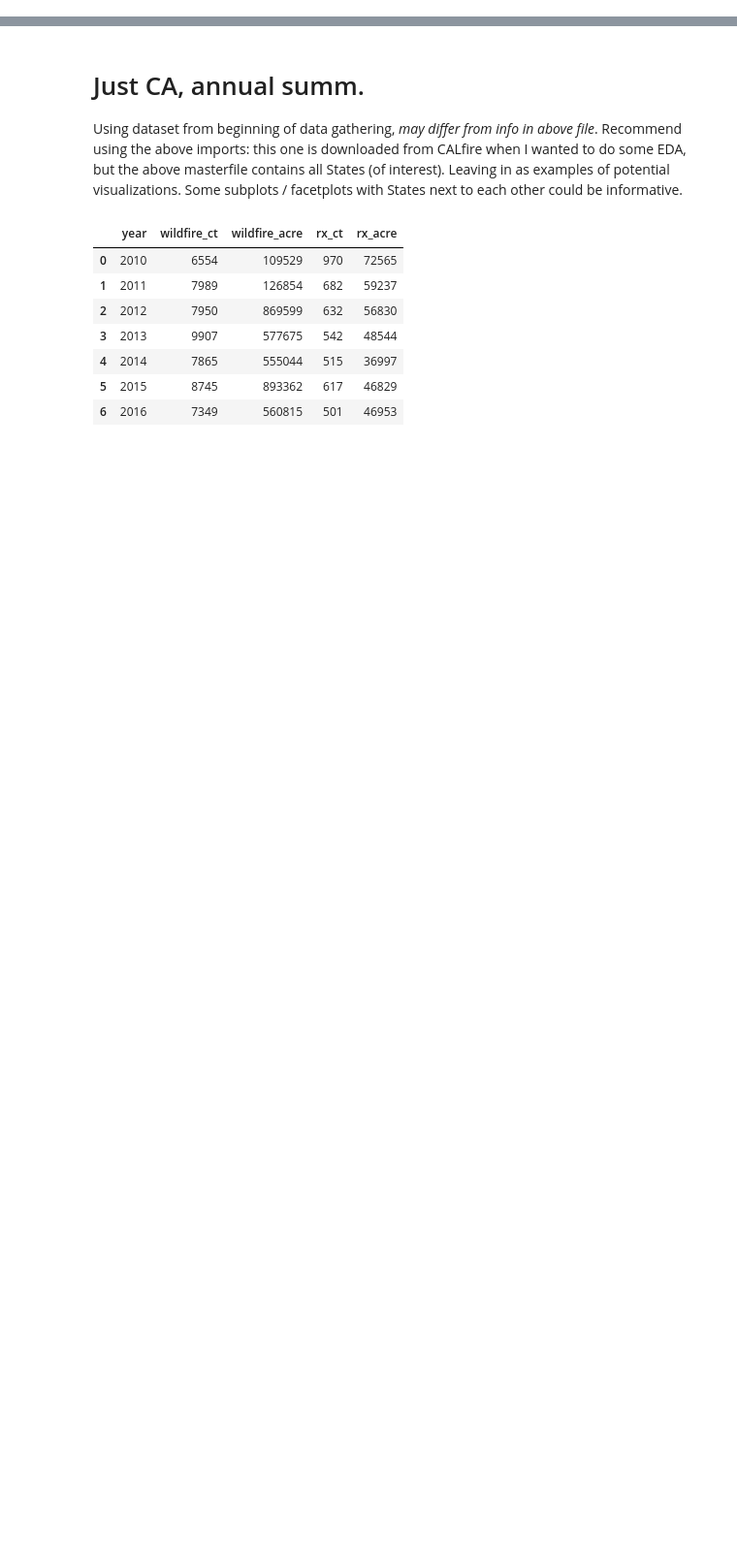
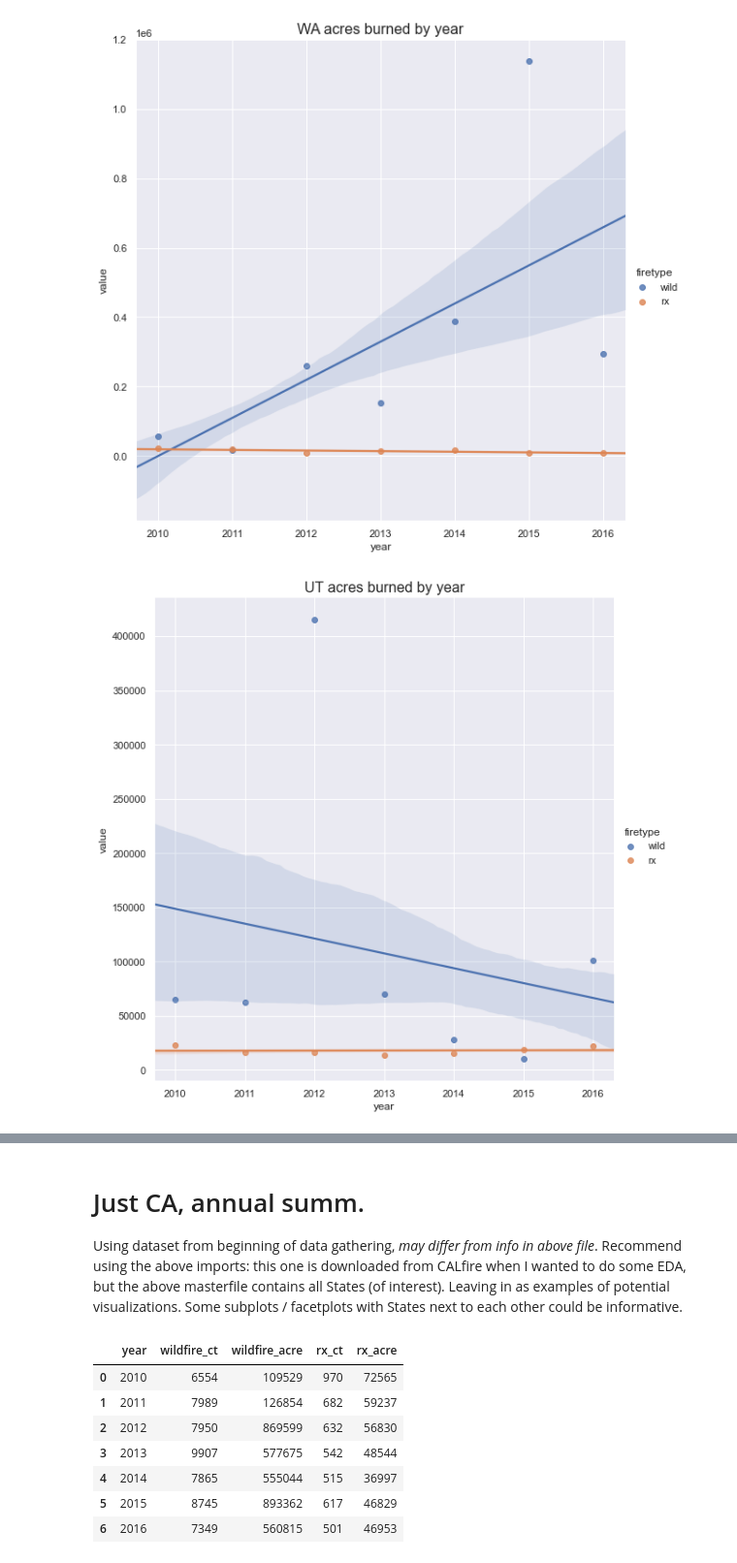
Before and after one commit to rileydr/AirQuality-USWest, a Jupyter notebook: code/annual_burn_summs.ipynb, the cells around one changed output, grey strips where cells are left out. Shown: that part at 97% size. Saved outputs shown, nothing was run; the diff lists cells and outputs as text; code cells hidden in the pictures; blank space fills up the shorter version.

```diff
--- a/code/annual_burn_summs.ipynb
+++ b/code/annual_burn_summs.ipynb
@@ -32,0 +18,11 @@ all_states.head(20)
+# %%
+#re-feng shui dataframe for easy plotting
+all_states.rename(columns = {'wildfires':'wild_ct', 'rx_fires':'rx_ct'}, inplace=True)
+vert_all = pd.melt(all_states, id_vars=['year', 'state'], value_vars=['wild_ct', 'wild_acres',
+                                                           'rx_ct','rx_acres'],
+                 var_name='measure', value_name='value')
+# %%
+vert_all[['firetype', 'metric']] = vert_all['measure'].str.split('_', expand=True)
+# %%
+vert_all.drop(columns = ['measure'], inplace=True)
+vert_all = vert_all[['year', 'state', 'firetype', 'metric', 'value']]
@@ -32,0 +38,7 @@ all_states.head(20)
+# %%
+# vert_all.info()
+#'value' col cast as object but turns out some values are str and some are floats
+# make all str to drop special characters, recast
+
+vert_all['value'] = vert_all['value'].astype('str')
+vert_all['value'] = vert_all['value'].str.replace(',','').astype('float')
@@ -32,0 +66,11 @@ all_states.head(20)
+# %%
+# annual acres by state : try individ or subplots to adjust axes
+states = set(vert_all['state'])
+for i in states:
+    temp_df = vert_all.loc[vert_all['state'] == i]
+    sns.lmplot(data=temp_df.loc[temp_df['metric']=='acres'], x='year', y='value', hue='firetype',
+              legend_out=True, truncate=False, size=8, ci=50)
+    plt.title(f'{i} acres burned by year', size=16);
+# %% [output]
+[figure, added]
+[figure, added]
```
Also changed, not shown: parts of 12 cells of this notebook.
